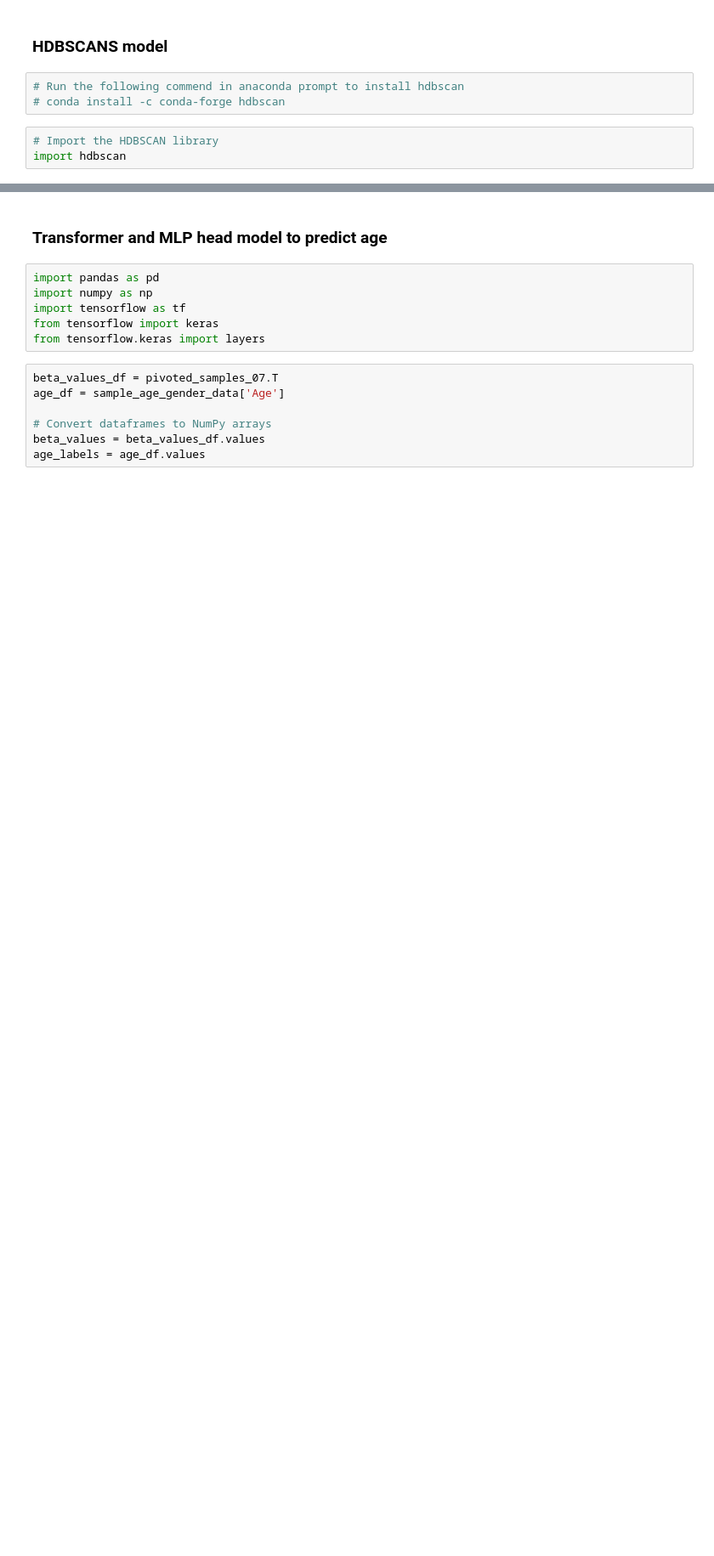
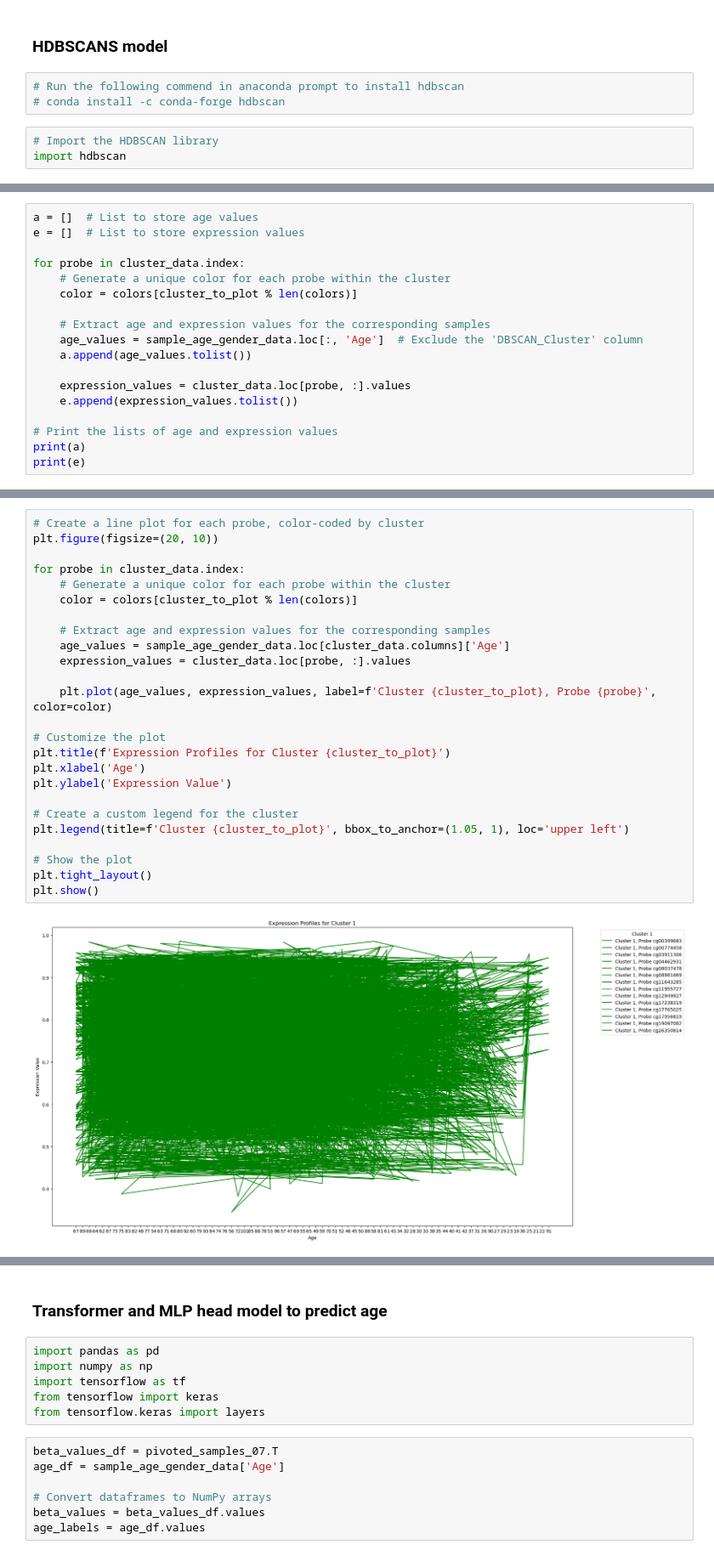
Before and after one commit to curryhank08/analyze-data-from-GEO-in-python, a Jupyter notebook: LR_in_python.ipynb, the cells around one changed output, grey strips where cells are left out. Shown at 85% size. Drawn from its saved outputs; the diff is of its cells as text; blank space fills up the shorter version.

```diff
--- a/LR_in_python.ipynb
+++ b/LR_in_python.ipynb
@@ -1682,0 +1916,18 @@ plt.show()
+# %%
+a = []  # List to store age values
+e = []  # List to store expression values
+
+for probe in cluster_data.index:
+    # Generate a unique color for each probe within the cluster
+    color = colors[cluster_to_plot % len(colors)]
+
+    # Extract age and expression values for the corresponding samples
+    age_values = sample_age_gender_data.loc[:, 'Age']  # Exclude the 'DBSCAN_Cluster' column
+    a.append(age_values.tolist())
+
+    expression_values = cluster_data.loc[probe, :].values
+    e.append(expression_values.tolist())
+
+# Print the lists of age and expression values
+print(a)
+print(e)
@@ -1682,0 +1937,27 @@ plt.show()
+# %%
+# Create a line plot for each probe, color-coded by cluster
+plt.figure(figsize=(20, 10))
+
+for probe in cluster_data.index:
+    # Generate a unique color for each probe within the cluster
+    color = colors[cluster_to_plot % len(colors)]
+
+    # Extract age and expression values for the corresponding samples
+    age_values = sample_age_gender_data.loc[cluster_data.columns]['Age']
+    expression_values = cluster_data.loc[probe, :].values
+
+    plt.plot(age_values, expression_values, label=f'Cluster {cluster_to_plot}, Probe {probe}', color=color)
+
+# Customize the plot
+plt.title(f'Expression Profiles for Cluster {cluster_to_plot}')
+plt.xlabel('Age')
+plt.ylabel('Expression Value')
+
+# Create a custom legend for the cluster
+plt.legend(title=f'Cluster {cluster_to_plot}', bbox_to_anchor=(1.05, 1), loc='upper left')
+
+# Show the plot
+plt.tight_layout()
+plt.show()
+# %% [output]
+[figure, added]
```
Also changed, not shown: parts of 38 cells of this notebook.
